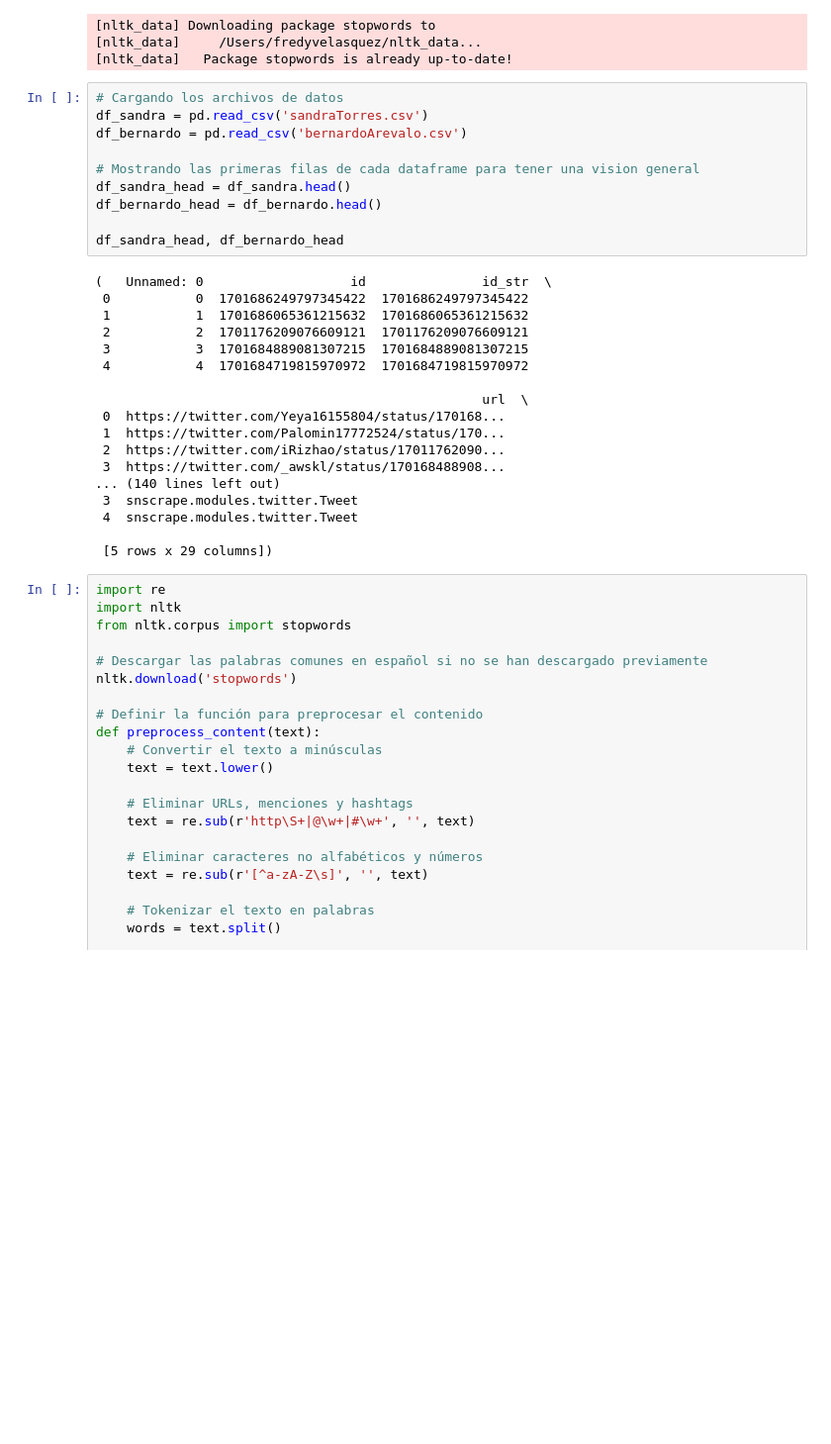
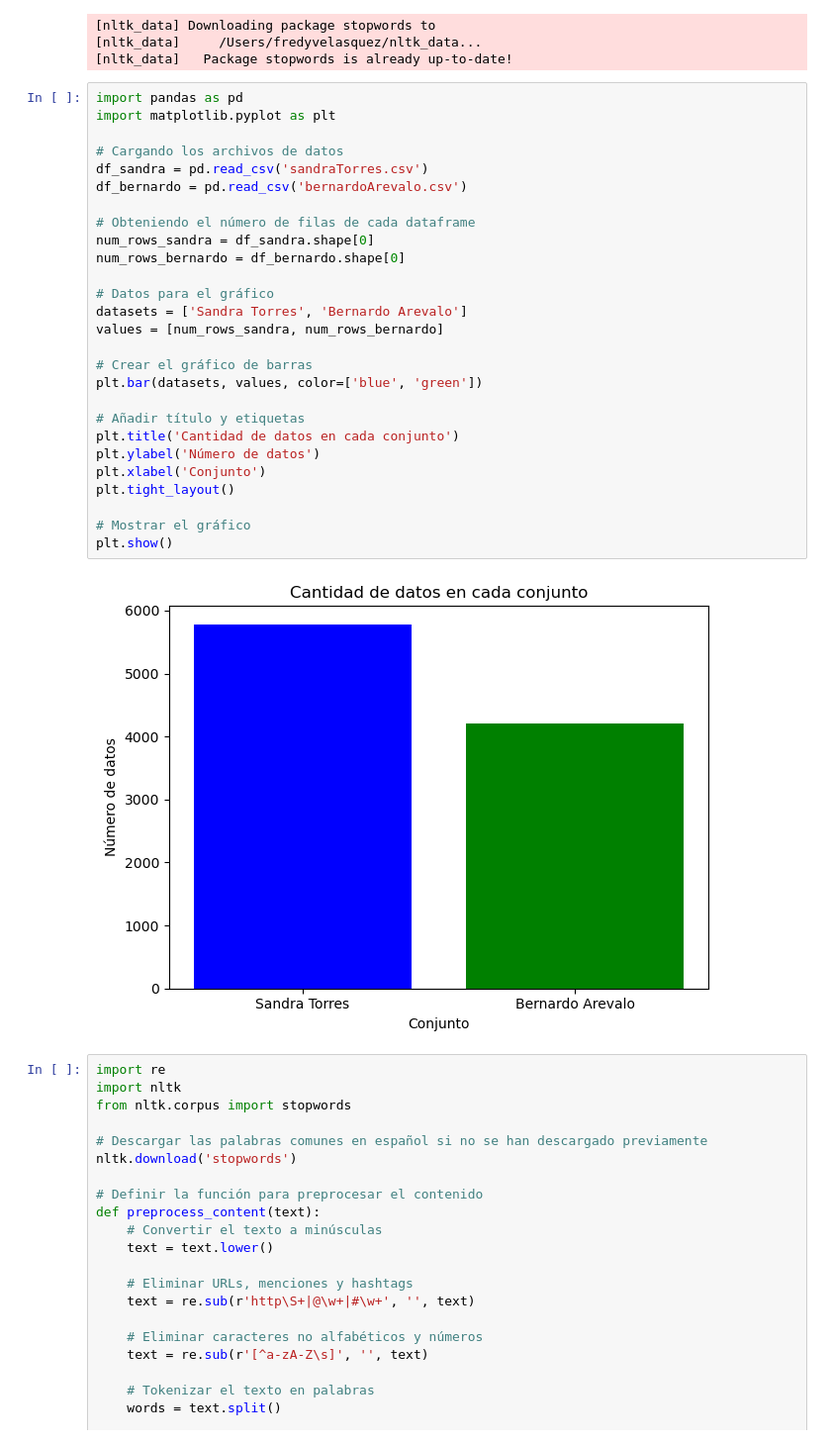
Before and after one commit to fredyvelasquezgt/Lab-6-DS, a Jupyter notebook: Lab6.ipynb, the cells around one changed output. Shown at 99% size. Drawn from its saved outputs; the diff is of its cells as text; blank space fills up the shorter version.

```diff
--- a/Lab6.ipynb
+++ b/Lab6.ipynb
@@ -105,34 +105,35 @@ df.to_csv('nuevo_traficogt.csv', index=False)
 [nltk_data] Downloading package stopwords to
 [nltk_data]     /Users/fredyvelasquez/nltk_data...
 [nltk_data]   Package stopwords is already up-to-date!
-# %%
-# Cargando los archivos de datos
-df_sandra = pd.read_csv('sandraTorres.csv')
-df_bernardo = pd.read_csv('bernardoArevalo.csv')
-
-# Mostrando las primeras filas de cada dataframe para tener una vision general
-df_sandra_head = df_sandra.head()
-df_bernardo_head = df_bernardo.head()
-
-df_sandra_head, df_bernardo_head
-# %% [output]
-(   Unnamed: 0                   id               id_str  \
- 0           0  1701686249797345422  1701686249797345422
- 1           1  1701686065361215632  1701686065361215632
- 2           2  1701176209076609121  1701176209076609121
- 3           3  1701684889081307215  1701684889081307215
- 4           4  1701684719815970972  1701684719815970972
-
-                                                  url  \
- 0  https://twitter.com/Yeya16155804/status/170168...
- 1  https://twitter.com/Palomin17772524/status/170...
- 2  https://twitter.com/iRizhao/status/17011762090...
- 3  https://twitter.com/_awskl/status/170168488908...
-... (140 lines left out)
- 3  snscrape.modules.twitter.Tweet
- 4  snscrape.modules.twitter.Tweet
-
- [5 rows x 29 columns])
+# %%
+import pandas as pd
+import matplotlib.pyplot as plt
+
+# Cargando los archivos de datos
+df_sandra = pd.read_csv('sandraTorres.csv')
+df_bernardo = pd.read_csv('bernardoArevalo.csv')
+
+# Obteniendo el número de filas de cada dataframe
+num_rows_sandra = df_sandra.shape[0]
+num_rows_bernardo = df_bernardo.shape[0]
+
+# Datos para el gráfico
+datasets = ['Sandra Torres', 'Bernardo Arevalo']
+values = [num_rows_sandra, num_rows_bernardo]
+
+# Crear el gráfico de barras
+plt.bar(datasets, values, color=['blue', 'green'])
+
+# Añadir título y etiquetas
+plt.title('Cantidad de datos en cada conjunto')
+plt.ylabel('Número de datos')
+plt.xlabel('Conjunto')
+plt.tight_layout()
+
+# Mostrar el gráfico
+plt.show()
+# %% [output]
+[figure, added]
 # %%
 import re
 import nltk
```
Also changed, not shown: parts of 3 cells of this notebook.
